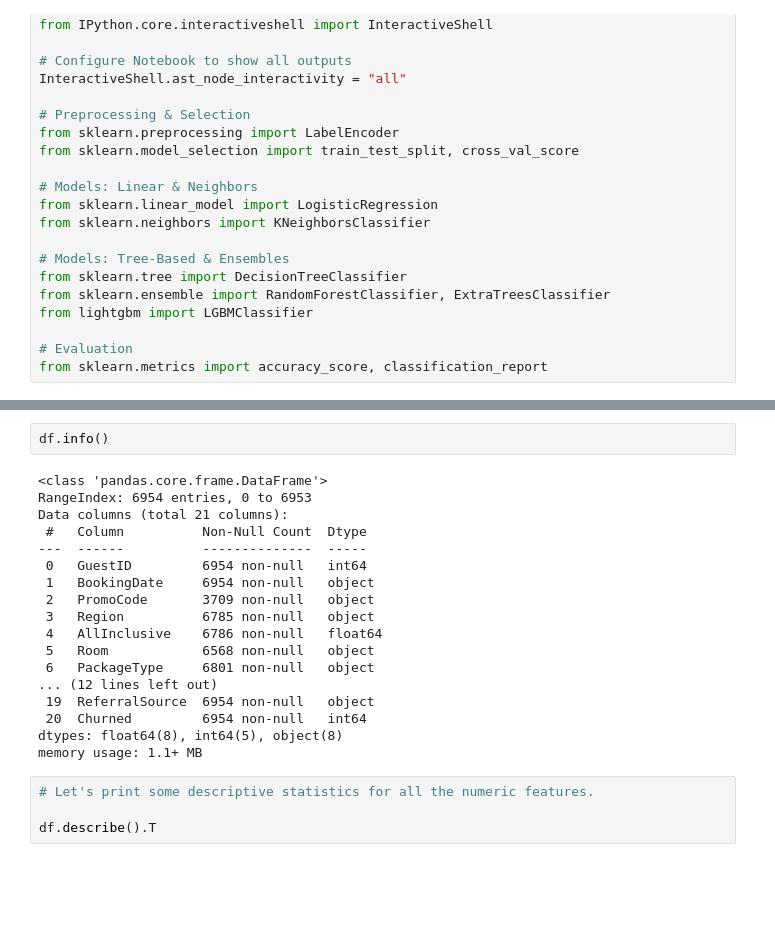
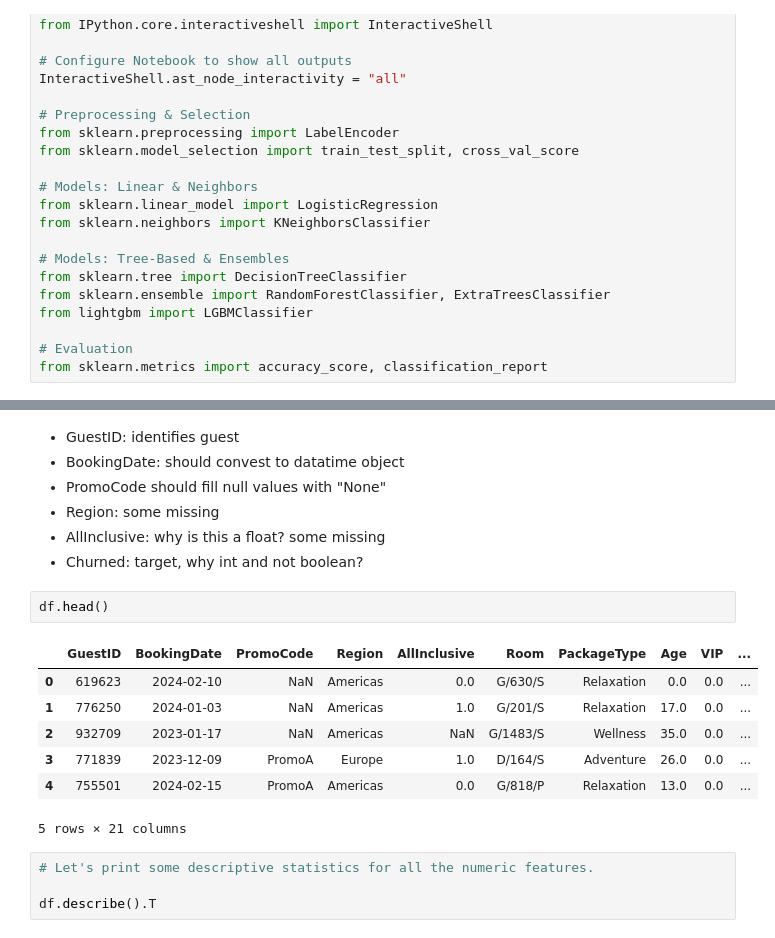
Before and after one commit to RuiQianSun/869, a Jupyter notebook: Classification_Practice/Decision_Trees.ipynb, the cells around one changed output, grey strips where cells are left out. Saved outputs shown, nothing was run; the diff lists cells and outputs as text; blank space fills up the shorter version.

```diff
--- a/Classification_Practice/Decision_Trees.ipynb
+++ b/Classification_Practice/Decision_Trees.ipynb
@@ -38,23 +62,20 @@ df = pd.read_csv("https://raw.githubusercontent.com/stepthom/869_course/refs/hea
+# %% [markdown]
+* GuestID: identifies guest
+* BookingDate: should convest to datatime object
+* PromoCode should fill null values with "None"
+* Region: some missing
+* AllInclusive: why is this a float? some missing
+* Churned: target, why int and not boolean?
 # %%
-df.info()
+df.head()
 # %% [output]
+|  | GuestID | BookingDate | PromoCode | Region | AllInclusive | Room | PackageType | Age | VIP | ... |
+| 0 | 619623 | 2024-02-10 | NaN | Americas | 0.0 | G/630/S | Relaxation | 0.0 | 0.0 | ... |
+| 1 | 776250 | 2024-01-03 | NaN | Americas | 1.0 | G/201/S | Relaxation | 17.0 | 0.0 | ... |
+| 2 | 932709 | 2023-01-17 | NaN | Americas | NaN | G/1483/S | Wellness | 35.0 | 0.0 | ... |
+| 3 | 771839 | 2023-12-09 | PromoA | Europe | 1.0 | D/164/S | Adventure | 26.0 | 0.0 | ... |
+| 4 | 755501 | 2024-02-15 | PromoA | Americas | 0.0 | G/818/P | Relaxation | 13.0 | 0.0 | ... |
-<class 'pandas.core.frame.DataFrame'>
-RangeIndex: 6954 entries, 0 to 6953
-Data columns (total 21 columns):
- #   Column          Non-Null Count  Dtype
----  ------          --------------  -----
- 0   GuestID         6954 non-null   int64
- 1   BookingDate     6954 non-null   object
- 2   PromoCode       3709 non-null   object
- 3   Region          6785 non-null   object
- 4   AllInclusive    6786 non-null   float64
- 5   Room            6568 non-null   object
- 6   PackageType     6801 non-null   object
-... (12 lines left out)
- 19  ReferralSource  6954 non-null   object
- 20  Churned         6954 non-null   int64
-dtypes: float64(8), int64(5), object(8)
-memory usage: 1.1+ MB
+5 rows × 21 columns
 # %%
 # Let's print some descriptive statistics for all the numeric features.
 
```
Also changed, not shown: parts of 6 cells of this notebook.
